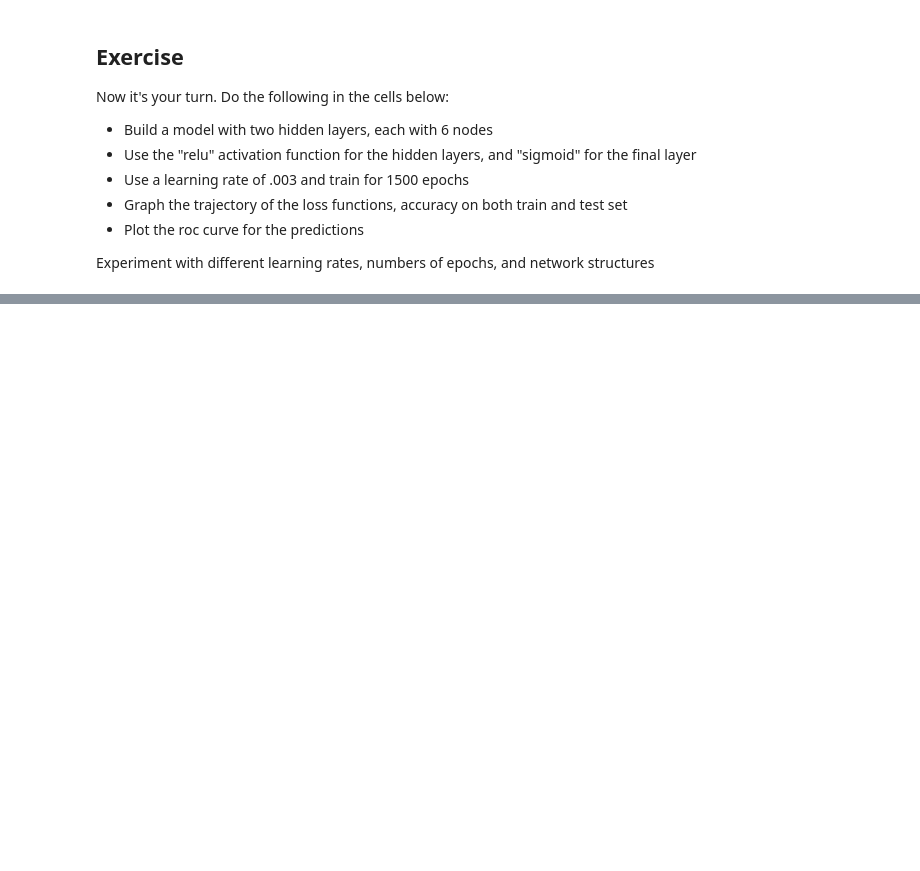
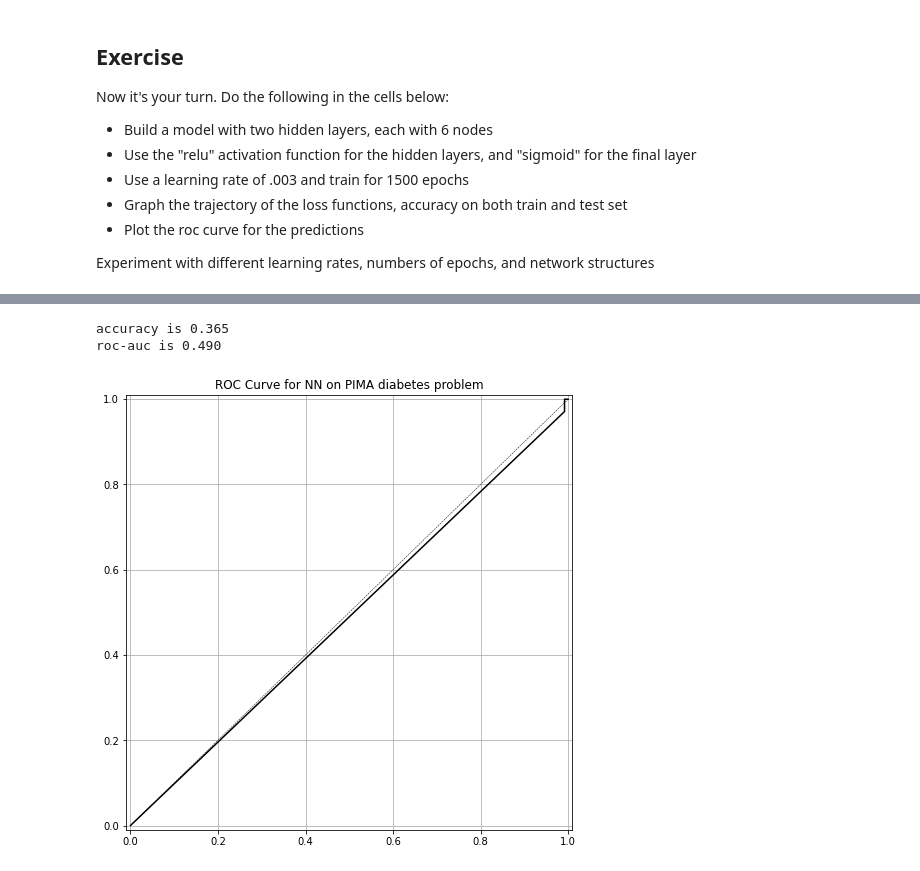
Before and after one commit to neiva098/inteligencia-computacional, a Jupyter notebook: Keras_First_NN_HW/Keras_First_NN_HW.ipynb, the cells around one changed output, grey strips where cells are left out. Saved outputs shown, nothing was run; the diff lists cells and outputs as text; code cells hidden in the pictures; blank space fills up the shorter version.

```diff
--- a/Keras_First_NN_HW/Keras_First_NN_HW.ipynb
+++ b/Keras_First_NN_HW/Keras_First_NN_HW.ipynb
@@ -269,3 +311,12 @@ Now it's your turn.  Do the following in the cells below:
 - Plot the roc curve for the predictions
 
 Experiment with different learning rates, numbers of epochs, and network structures
+# %%
+model_2 = Sequential([
+    Dense(6, input_shape=(8,), activation="relu"),
+    Dense(6,input_shape = (6,),activation='relu'),
+    Dense(1, activation="sigmoid")
+])
+
+model_2.compile(SGD(lr = .003), "binary_crossentropy", metrics=["accuracy"])
+run_hist_2 = model_2.fit(X_train_norm, y_train, validation_data=(X_test_norm, y_test), epochs=1000)
@@ -271,0 +341,13 @@ Experiment with different learning rates, numbers of epochs, and network structu
+# %%
+
+y_pred_prob_nn_2= model_2.predict(X_test)
+y_pred_class_nn_2= (y_pred_prob_nn_2 > 0.5).astype("int32")
+
+print('accuracy is {:.3f}'.format(accuracy_score(y_test,y_pred_class_nn_2)))
+print('roc-auc is {:.3f}'.format(roc_auc_score(y_test,y_pred_prob_nn_2)))
+
+plot_roc(y_test, y_pred_prob_nn_2, 'NN')
+# %% [output]
+accuracy is 0.365
+roc-auc is 0.490
+[figure, added]
```
Also changed, not shown: parts of 17 cells of this notebook.
